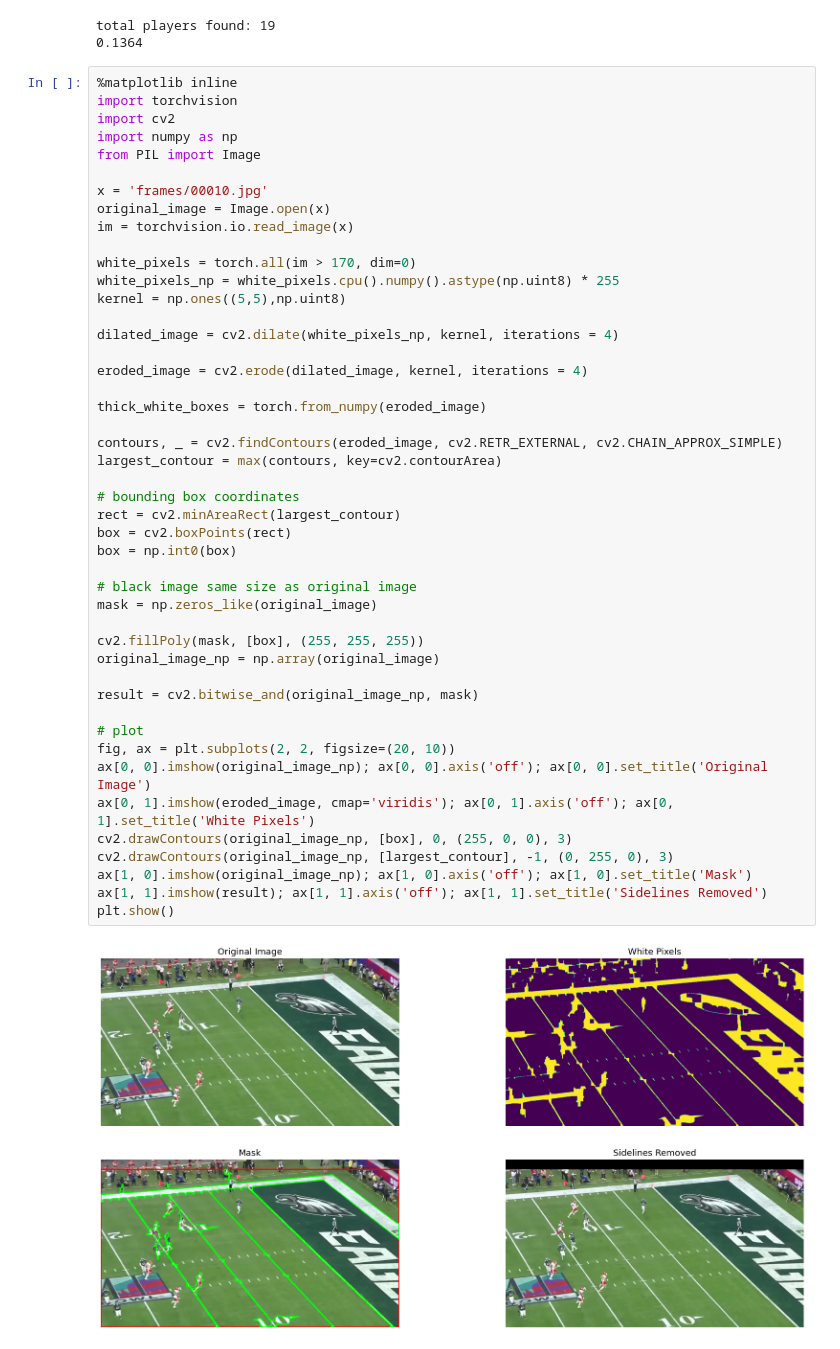
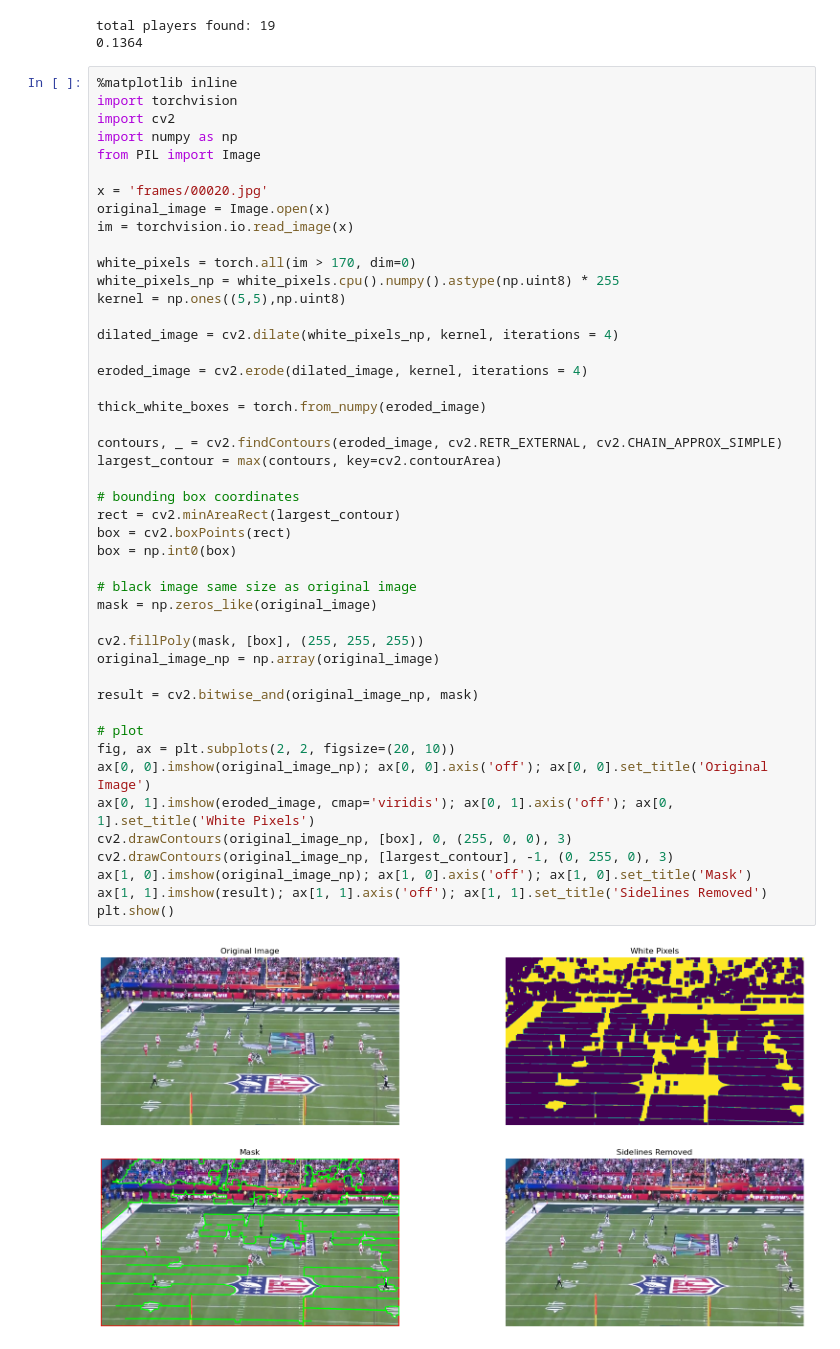
Before and after one commit to tsigall/nfl-player-detection, a Jupyter notebook: yolo2.ipynb, the cells around one changed output. Drawn from its saved outputs; the diff is of its cells as text.

```diff
--- a/yolo2.ipynb
+++ b/yolo2.ipynb
@@ -47,7 +47,7 @@ import cv2
 import numpy as np
 from PIL import Image
 
-x = 'frames/00010.jpg'
+x = 'frames/00020.jpg'
 original_image = Image.open(x)
 im = torchvision.io.read_image(x)
 
@@ -60,34 +60,34 @@ dilated_image = cv2.dilate(white_pixels_np, kernel, iterations = 4)
 eroded_image = cv2.erode(dilated_image, kernel, iterations = 4)
 
 thick_white_boxes = torch.from_numpy(eroded_image)
 
 contours, _ = cv2.findContours(eroded_image, cv2.RETR_EXTERNAL, cv2.CHAIN_APPROX_SIMPLE)
 largest_contour = max(contours, key=cv2.contourArea)
 
 # bounding box coordinates
 rect = cv2.minAreaRect(largest_contour)
 box = cv2.boxPoints(rect)
 box = np.int0(box)
 
 # black image same size as original image
 mask = np.zeros_like(original_image)
 
 cv2.fillPoly(mask, [box], (255, 255, 255))
 original_image_np = np.array(original_image)
 
 result = cv2.bitwise_and(original_image_np, mask)
 
 # plot
 fig, ax = plt.subplots(2, 2, figsize=(20, 10))
 ax[0, 0].imshow(original_image_np); ax[0, 0].axis('off'); ax[0, 0].set_title('Original Image')
 ax[0, 1].imshow(eroded_image, cmap='viridis'); ax[0, 1].axis('off'); ax[0, 1].set_title('White Pixels')
 cv2.drawContours(original_image_np, [box], 0, (255, 0, 0), 3)
 cv2.drawContours(original_image_np, [largest_contour], -1, (0, 255, 0), 3)
 ax[1, 0].imshow(original_image_np); ax[1, 0].axis('off'); ax[1, 0].set_title('Mask')
 ax[1, 1].imshow(result); ax[1, 1].axis('off'); ax[1, 1].set_title('Sidelines Removed')
 plt.show()
 # %% [output]
-[figure, old version]
+[figure, new version]
 # %%
 from torchvision.models.segmentation import fcn_resnet50, FCN_ResNet50_Weights
 weights = FCN_ResNet50_Weights.DEFAULT
```
Also changed, not shown: parts of 5 cells of this notebook, 3 other files.
